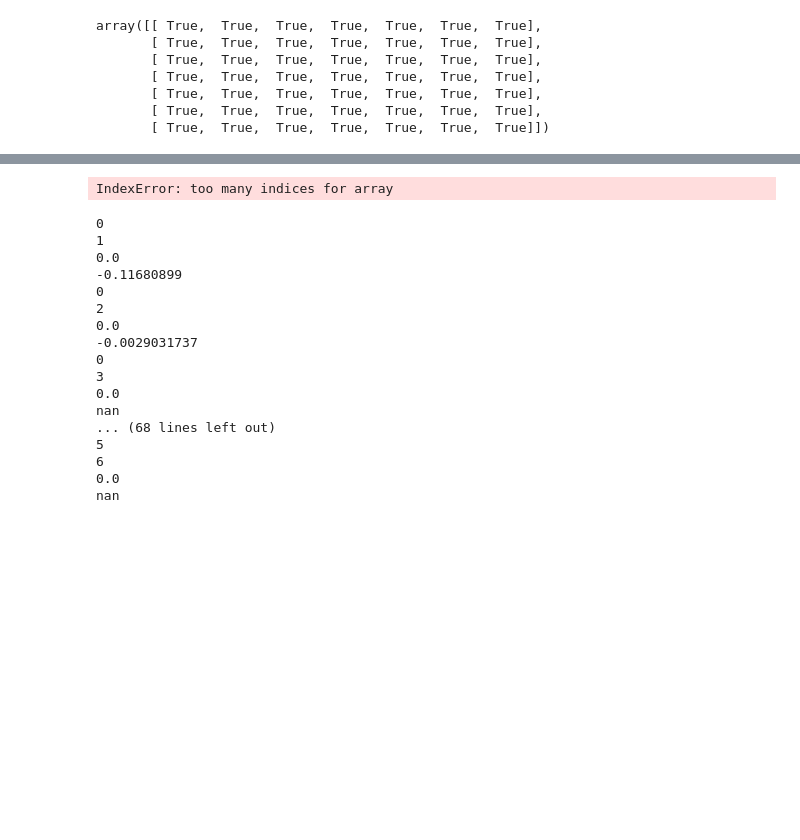
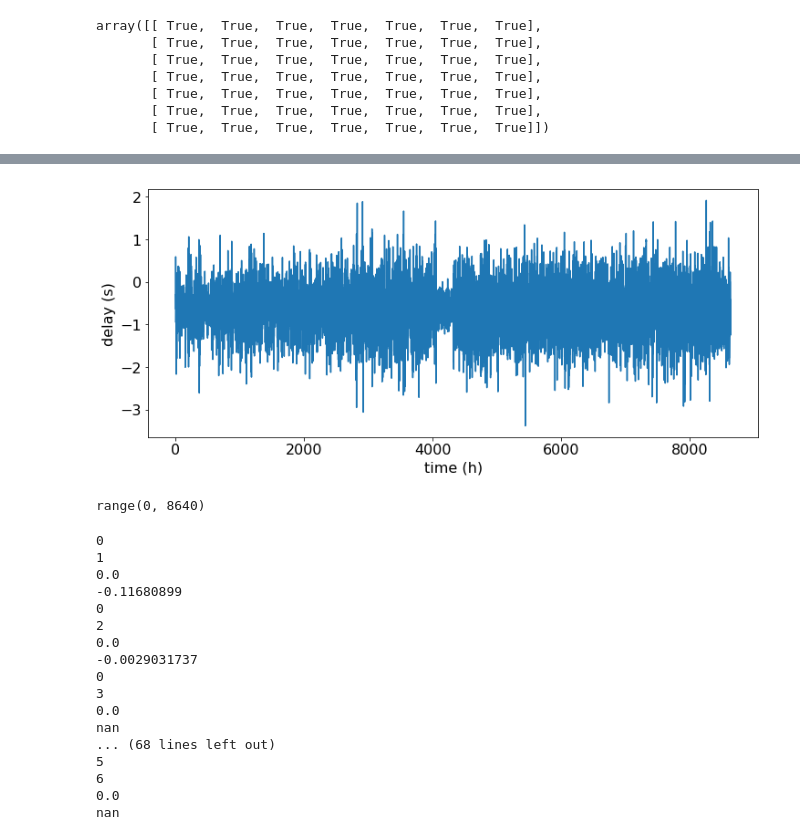
Before and after one commit to janguera/seismic-monitors-time-delay, a Jupyter notebook: Graph denoising Notebook.ipynb, the cells around one changed output, grey strips where cells are left out. Drawn from its saved outputs; the diff is of its cells as text; code cells hidden in the pictures; blank space fills up the shorter version.

```diff
--- a/Graph denoising Notebook.ipynb
+++ b/Graph denoising Notebook.ipynb
@@ -247,15 +309,22 @@ the_best_learning_rate_so_far
 # %%
-asd[:,0,0]
 width = 12
-height = 12
+height = 5
 plt.figure(figsize=(width, height))
-plt.plot(range(len(asd[:,1,0])), THE_array[:,1,0] - asd[:,1,0])
-plt.title("Computation loops as a function of learning rate.")
+plt.plot(range(len(asd[:,1,0])), reversed_W_ts[:,1,0] - asd[:,1,0])
+plt.xlabel('time (h)', fontsize=16)
+plt.yticks(fontsize=16)
+plt.xticks(fontsize=16)
+plt.ylabel('delay (s)', fontsize=16)
+# plt.title("Computation loops as a function of learning rate.")
 #plt.plot([i for i in range(1,25)], data_2[0][0])
 #plt.ylabel('some numbers')
 plt.show()
 # %% [output]
-IndexError: too many indices for array
+[figure, added]
+# %%
+range(len(asd[:,1,0]))
+# %% [output]
+range(0, 8640)
 # %%
 make_Wt(np.array(list(THE_array[:,4]), dtype=np.float32))
 # %% [output]
```
Also changed, not shown: parts of 13 cells of this notebook, 3 other files.
